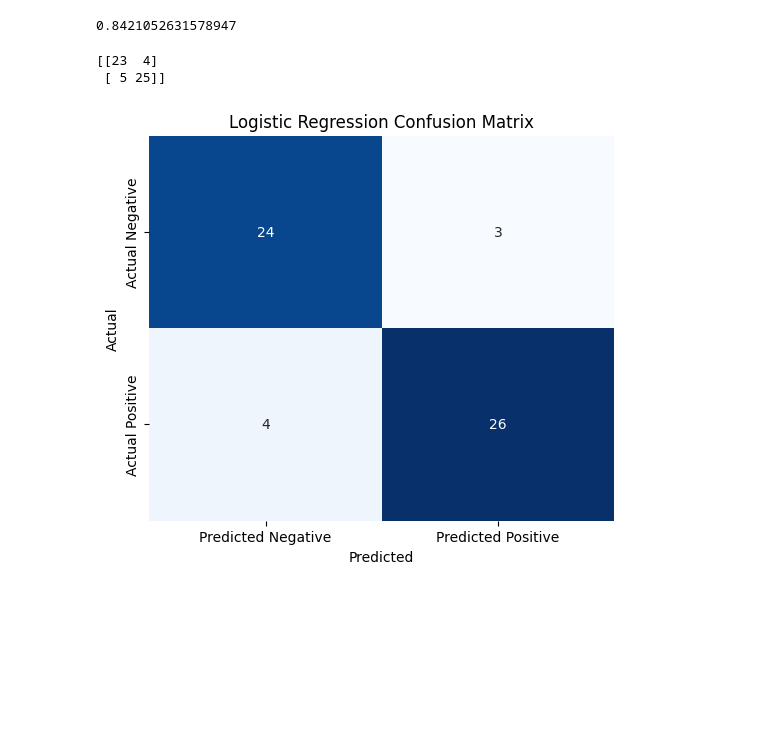
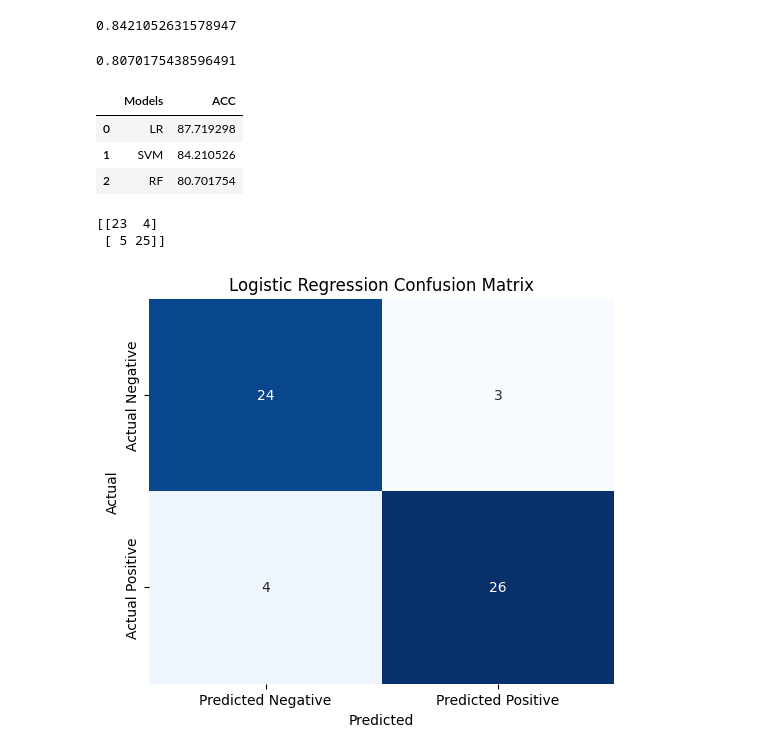
Before and after one commit to Sulavsir/Major_Project, a Jupyter notebook: Flask_disease_ML/Predict_HeartDisease.ipynb, the cells around one changed output. Drawn from its saved outputs; the diff is of its cells as text; code cells hidden in the pictures; blank space fills up the shorter version.

```diff
--- a/Flask_disease_ML/Predict_HeartDisease.ipynb
+++ b/Flask_disease_ML/Predict_HeartDisease.ipynb
@@ -374,3 +603,19 @@ accuracy_score(y_test,y_pred2)
+# %%
+accuracy_score(y_test,y_pred3)
+# %% [output]
+0.8070175438596491
+# %%
+final_data = pd.DataFrame({'Models':['LR','SVM','RF'],
+                          'ACC':[accuracy_score(y_test,y_pred1)*100,
+                                accuracy_score(y_test,y_pred2)*100,
+                                accuracy_score(y_test,y_pred3)*100]})
+# %%
+final_data
+# %% [output]
+|  | Models | ACC |
+| 0 | LR | 87.719298 |
+| 1 | SVM | 84.210526 |
+| 2 | RF | 80.701754 |
 # %%
 from sklearn.metrics import confusion_matrix
 cm = confusion_matrix(y_test, y_pred2)
```
Also changed, not shown: parts of 36 cells of this notebook, 4 other files.
